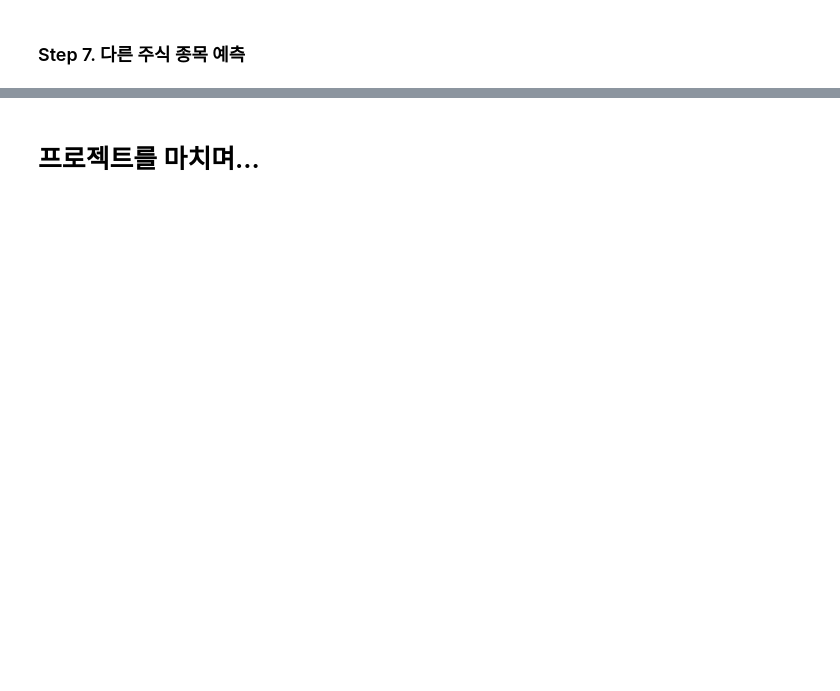
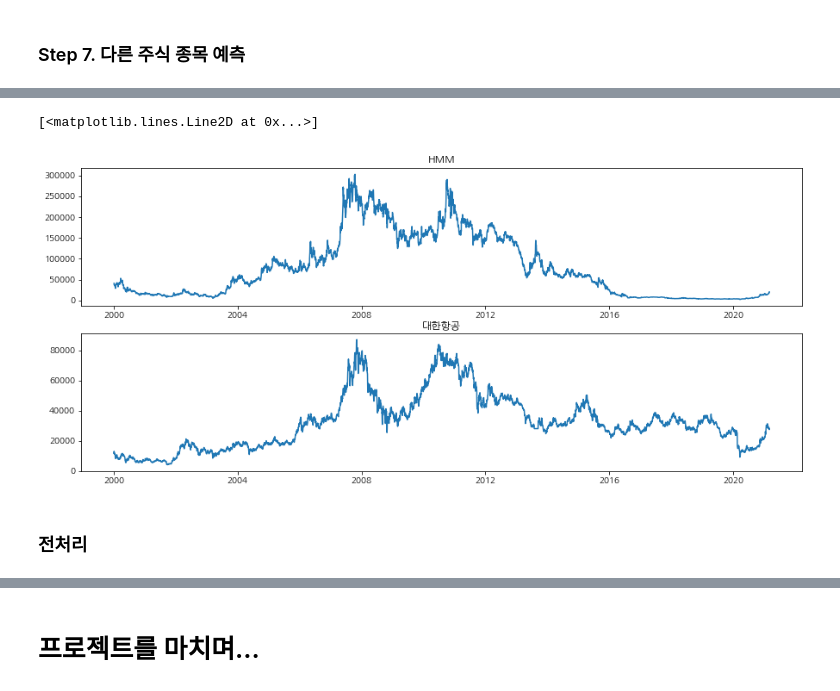
Before and after one commit to zoohoney/workplace, a Jupyter notebook: E-13]Stock-Prediction.ipynb, the cells around one changed output, grey strips where cells are left out. Saved outputs shown, nothing was run; the diff lists cells and outputs as text; code cells hidden in the pictures; blank space fills up the shorter version.

```diff
--- a/E-13]Stock-Prediction.ipynb
+++ b/E-13]Stock-Prediction.ipynb
@@ -330,0 +339,6 @@ MAPE: 21.45%
+# %%
+dataset_filepath = os.getenv('HOME')+'/aiffel/stock_prediction/data/HMM011200.KS.csv'
+df1 = pd.read_csv(dataset_filepath)
+print(type(df1))
+df1 = pd.read_csv(dataset_filepath, index_col='Date', parse_dates=True)
+df1.head()
@@ -330,0 +356,6 @@ MAPE: 21.45%
+# %%
+dataset_filepath = os.getenv('HOME')+'/aiffel/stock_prediction/data/air003490.KS.csv'
+df2 = pd.read_csv(dataset_filepath)
+print(type(df2))
+df2 = pd.read_csv(dataset_filepath, index_col='Date', parse_dates=True)
+df2.head()
@@ -330,0 +371,4 @@ MAPE: 21.45%
+# %%
+ts2 = df1['Close'] #Close 로 시계열 데이터 변환
+ts3 = df2['Close'] #Close 로 시계열 데이터 변환
+print('HMM:',ts2.head(),'Air:',ts3.head())
@@ -330,0 +389,15 @@ MAPE: 21.45%
+# %%
+# 시계열(time series) 데이터를 차트로 그려 봅시다.
+rcParams['figure.figsize'] = 15,10# 차트 크기
+ax = plt.subplot(3,1,1)
+plt.title('HMM')
+plt.plot(ts2)
+
+ax = plt.subplot(3,1,2)
+plt.title('대한항공')
+plt.plot(ts3)
+# %% [output]
+[<matplotlib.lines.Line2D at 0x...>]
+[figure, added]
+# %% [markdown]
+### 전처리
```
Also changed, not shown: parts of 40 cells of this notebook.
